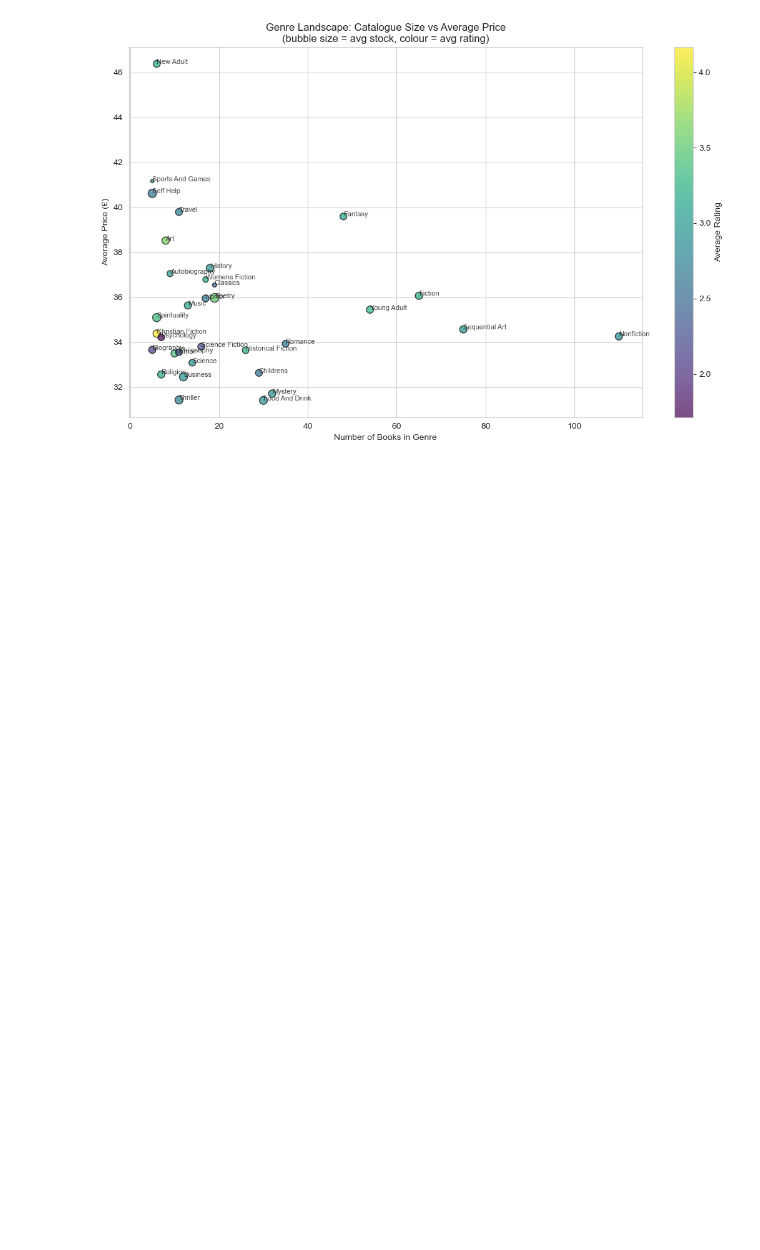
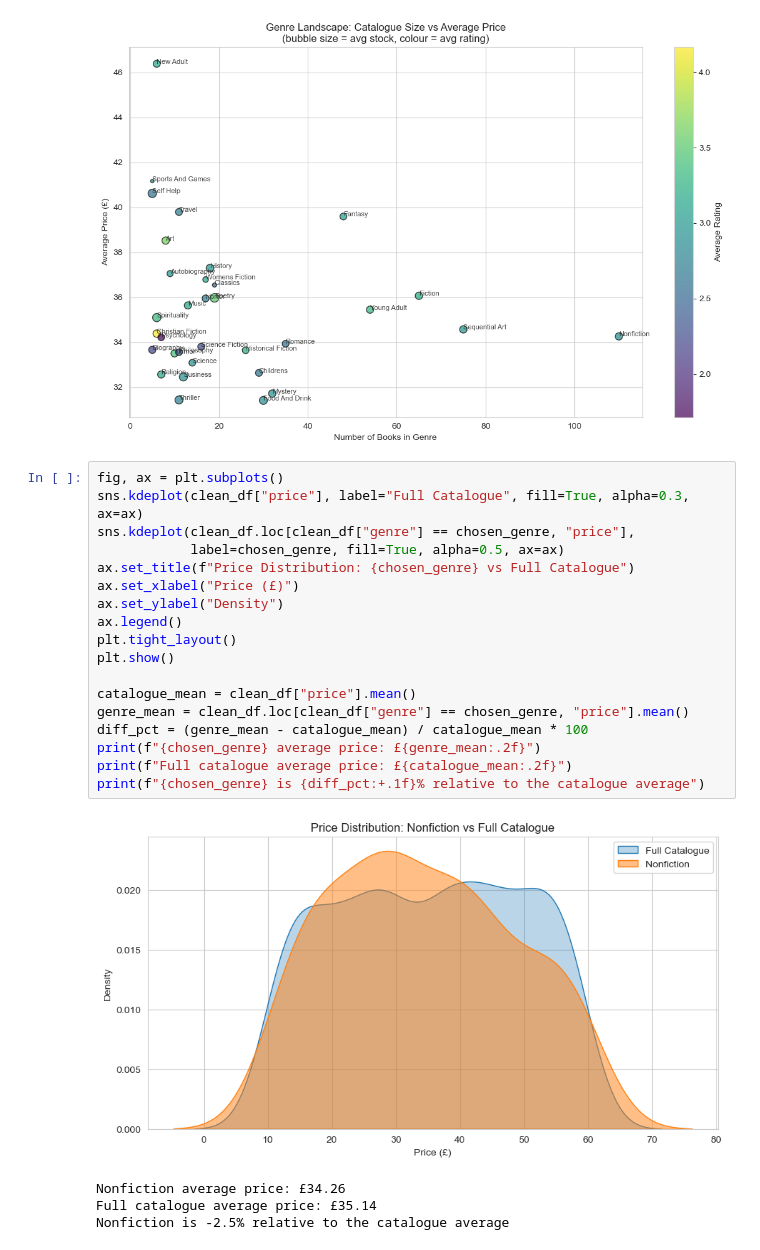
Before and after one commit to Thembelihle-tech/BookMarket_Analysis, a Jupyter notebook: Book_Market_Analysis.ipynb, the cells around one changed output. Saved outputs shown, nothing was run; the diff lists cells and outputs as text; blank space fills up the shorter version.

Commit message:
Chosen genre vs. full catalogue

```diff
--- a/Book_Market_Analysis.ipynb
+++ b/Book_Market_Analysis.ipynb
@@ -459,3 +459,26 @@ plt.tight_layout()
 plt.show()
 # %% [output]
 [figure]
+# %%
+fig, ax = plt.subplots()
+sns.kdeplot(clean_df["price"], label="Full Catalogue", fill=True, alpha=0.3, ax=ax)
+sns.kdeplot(clean_df.loc[clean_df["genre"] == chosen_genre, "price"],
+            label=chosen_genre, fill=True, alpha=0.5, ax=ax)
+ax.set_title(f"Price Distribution: {chosen_genre} vs Full Catalogue")
+ax.set_xlabel("Price (£)")
+ax.set_ylabel("Density")
+ax.legend()
+plt.tight_layout()
+plt.show()
+
+catalogue_mean = clean_df["price"].mean()
+genre_mean = clean_df.loc[clean_df["genre"] == chosen_genre, "price"].mean()
+diff_pct = (genre_mean - catalogue_mean) / catalogue_mean * 100
+print(f"{chosen_genre} average price: £{genre_mean:.2f}")
+print(f"Full catalogue average price: £{catalogue_mean:.2f}")
+print(f"{chosen_genre} is {diff_pct:+.1f}% relative to the catalogue average")
+# %% [output]
+[figure, added]
+Nonfiction average price: £34.26
+Full catalogue average price: £35.14
+Nonfiction is -2.5% relative to the catalogue average
```
